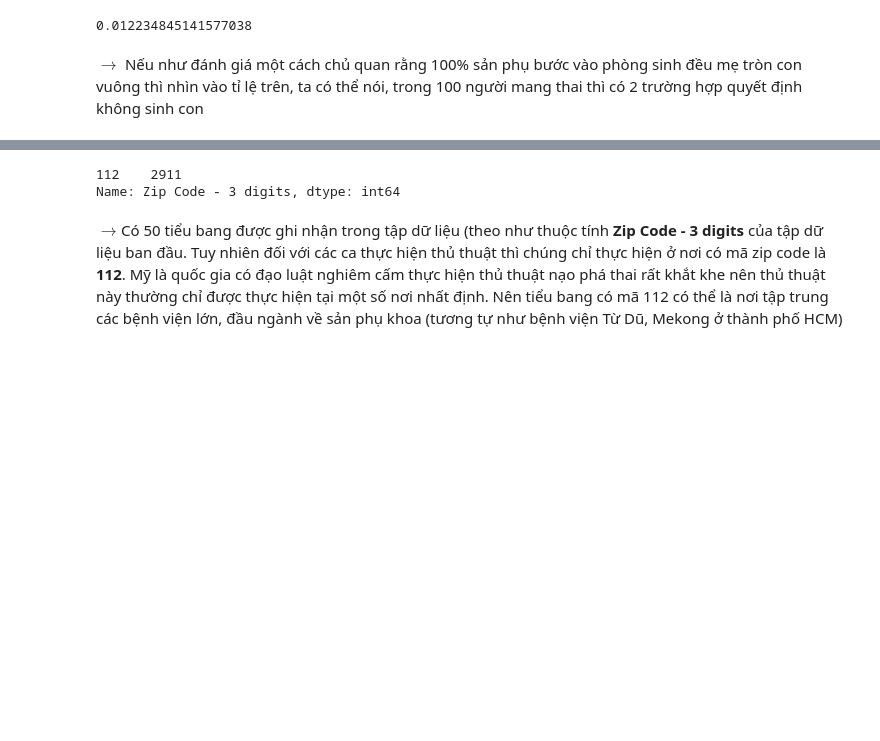
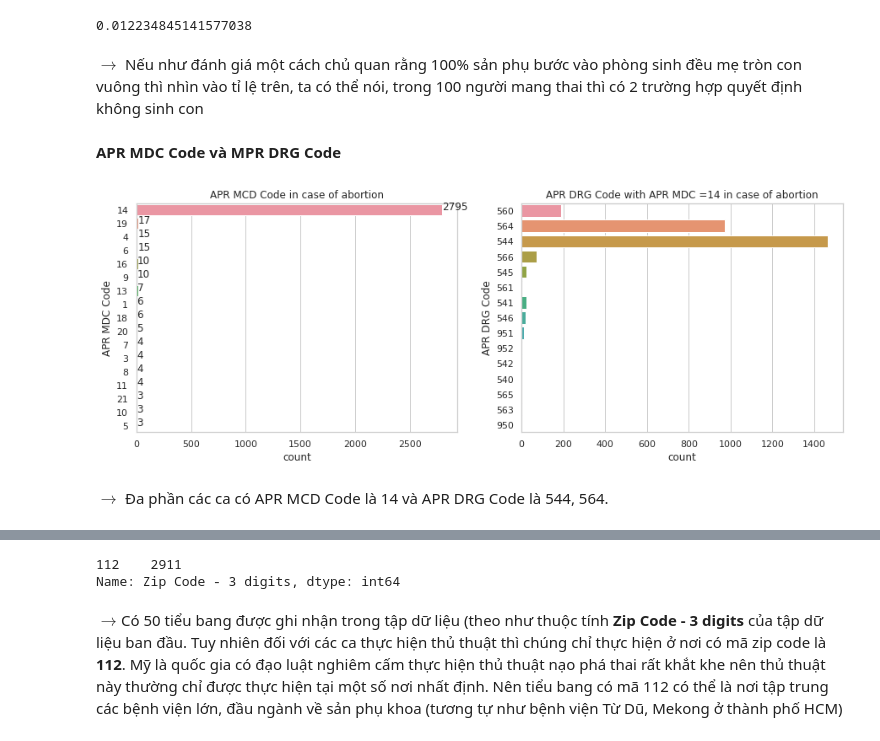
Before and after one commit to viplazylmht/P4DS_final, a Jupyter notebook: P4DS_Final.ipynb, the cells around one changed output, grey strips where cells are left out. Saved outputs shown, nothing was run; the diff lists cells and outputs as text; code cells hidden in the pictures; blank space fills up the shorter version.

```diff
--- a/P4DS_Final.ipynb
+++ b/P4DS_Final.ipynb
@@ -465,3 +468,20 @@ abortion_df.shape[0]/ (new_born.shape[0]+ abortion_df.shape[0])
 0.012234845141577038
 # %% [markdown]
 $\rightarrow $ Nếu như đánh giá một cách chủ quan rằng 100% sản phụ bước vào phòng sinh đều mẹ tròn con vuông thì nhìn vào tỉ lệ trên, ta có thể nói, trong 100 người mang thai thì có 2 trường hợp quyết định không sinh con
+# %% [markdown]
+**APR MDC Code và MPR DRG Code**
+# %%
+fig, axs = plt.subplots(1,2, figsize=(15,5))
+sns.countplot(data = abortion_df, y = 'APR MDC Code', orient='v', ax=axs[0])
+
+for index, value in enumerate(abortion_df['APR MDC Code'].value_counts()):
+    axs[0].text(value, index, str(value))
+
+axs[0].title.set_text('APR MDC Code in case of abortion')
+sns.countplot(data = abortion_df.loc[abortion_df['APR MDC Code']=='14'], y = 'APR DRG Code', ax = axs[1])
+axs[1].title.set_text('APR DRG Code with APR MDC =14 in case of abortion')
+plt.show()
+# %% [output]
+[figure, added]
+# %% [markdown]
+$\rightarrow$ Đa phần các ca có APR MCD Code là 14 và APR DRG Code là 544, 564.
```
Also changed, not shown: parts of 13 cells of this notebook.
